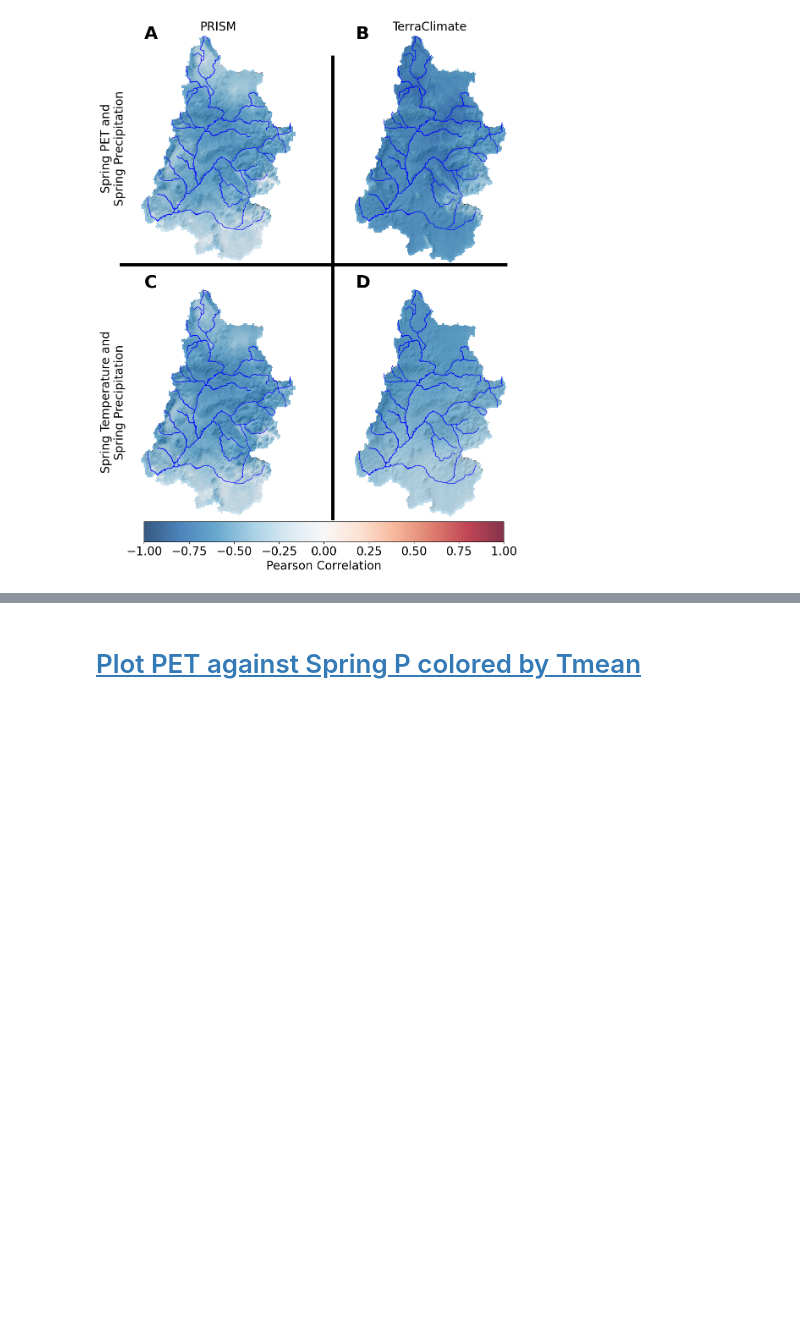
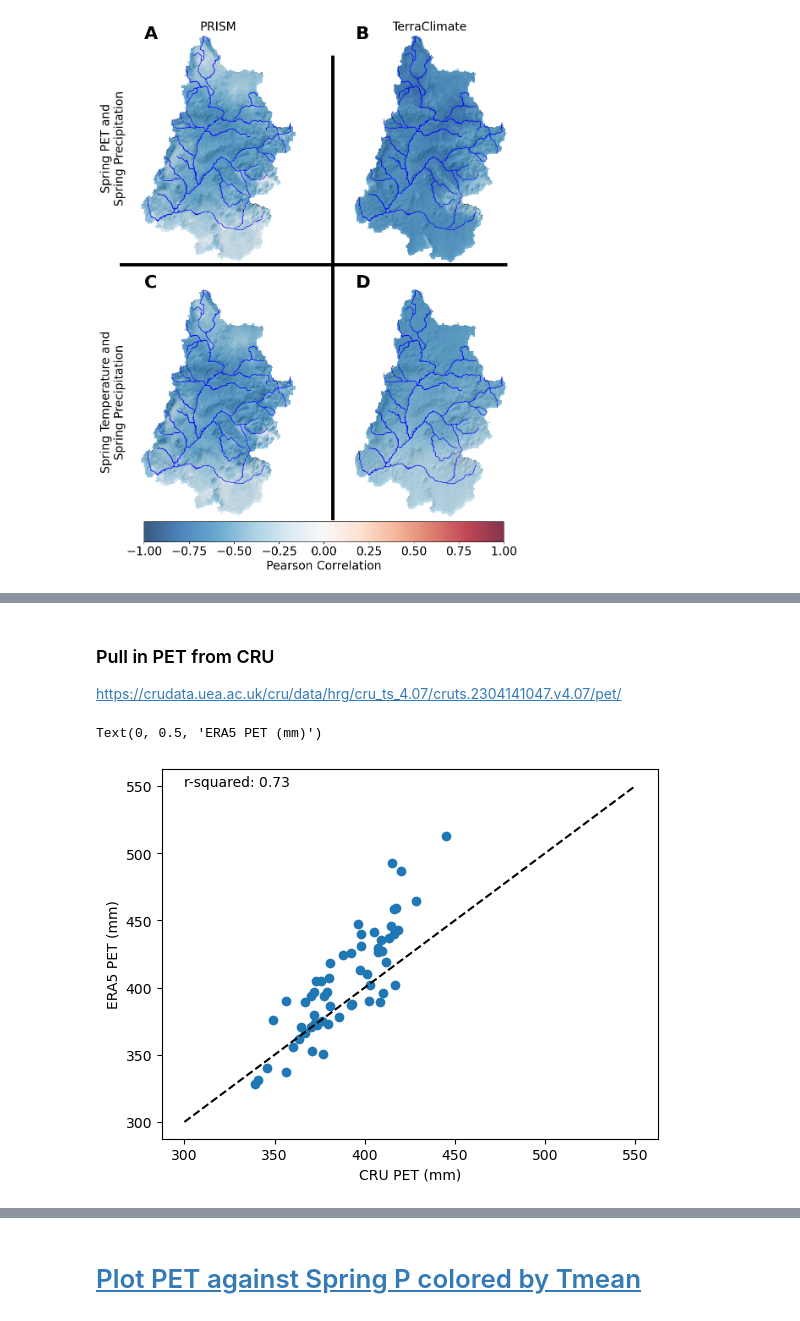
Before and after one commit to dlhogan97/Spring-Precipitation-Effect-CO-River, a Jupyter notebook: Upper_CO_Analysis/notebooks/06_UCRB_PET_20230907.ipynb, the cells around one changed output, grey strips where cells are left out. Drawn from its saved outputs; the diff is of its cells as text; code cells hidden in the pictures; blank space fills up the shorter version.

```diff
--- a/Upper_CO_Analysis/notebooks/06_UCRB_PET_20230907.ipynb
+++ b/Upper_CO_Analysis/notebooks/06_UCRB_PET_20230907.ipynb
@@ -396,0 +659,25 @@ fig.savefig('../figures/pearson_correlation_spring_pet_spring_ppt.png', dpi=700,
+# %% [markdown]
+### Pull in PET from CRU
+https://crudata.uea.ac.uk/cru/data/hrg/cru_ts_4.07/cruts.2304141047.v4.07/pet/
+# %%
+cru_et = xr.open_dataset('../data/etdata/CRU_UCRB_Monthly_PET_1963_2022.nc')
+# clip to HCDN boudnaries
+hcdn_cru_et = cru_et.rio.clip(hcdn_boundaries_4326.geometry, all_touched=True)
+hcdn_cru_et = hcdn_cru_et.where(hcdn_cru_et>0,np.nan)
+# calculate the mean spring PET for the HCDN basins
+hcdn_spring_pet_cru = hcdn_cru_et.where(hcdn_cru_et['time'].dt.month.isin([4,5,6]),drop=True).groupby('time.year').sum('time')
+hcdn_spring_pet_cru = hcdn_spring_pet_cru.where(hcdn_spring_pet_cru>0,np.nan)
+# get the spatial mean of the spring PET for the HCDN basins
+hcdn_spring_pet_cru_mean = hcdn_spring_pet_cru.mean(dim=['x','y']).sel(year=slice(1964,2022)).pet
+# %%
+plt.scatter(hcdn_spring_pet_cru_mean.values,
+            era5_et_spring_mean['pev'])
+# plot 1-1 line
+plt.plot([300, 550], [300, 550], 'k--')
+# show r2 value
+plt.text(300, 550, f'r-squared: {np.corrcoef(hcdn_spring_pet_cru_mean.values,era5_et_spring_mean["pev"].values)[0,1]**2:.2f}')
+plt.xlabel('CRU PET (mm)')
+plt.ylabel('ERA5 PET (mm)')
+# %% [output]
+Text(0, 0.5, 'ERA5 PET (mm)')
+[figure, added]
```
Also changed, not shown: parts of 29 cells of this notebook, 7 other files.
